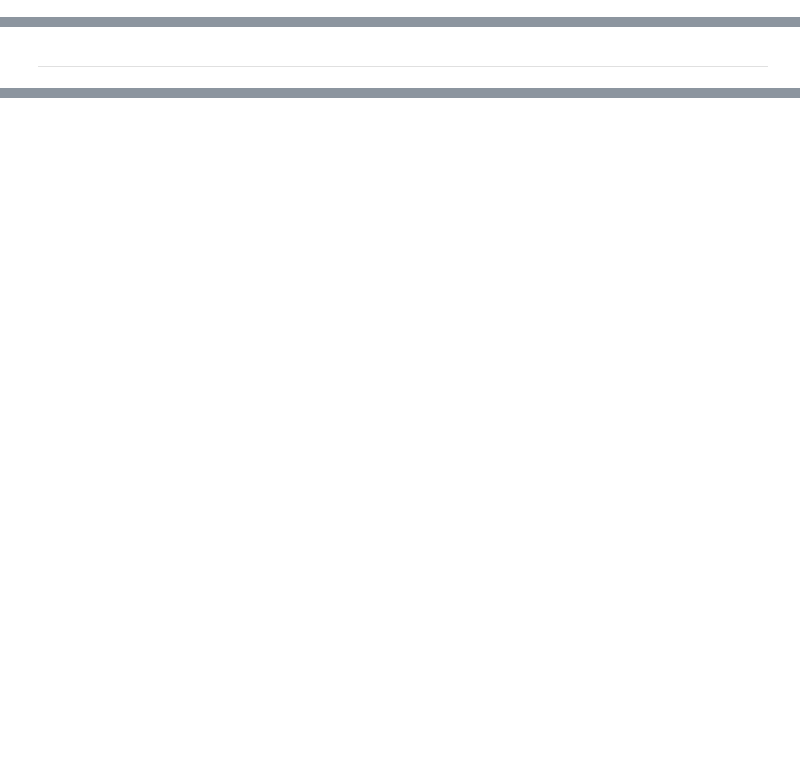
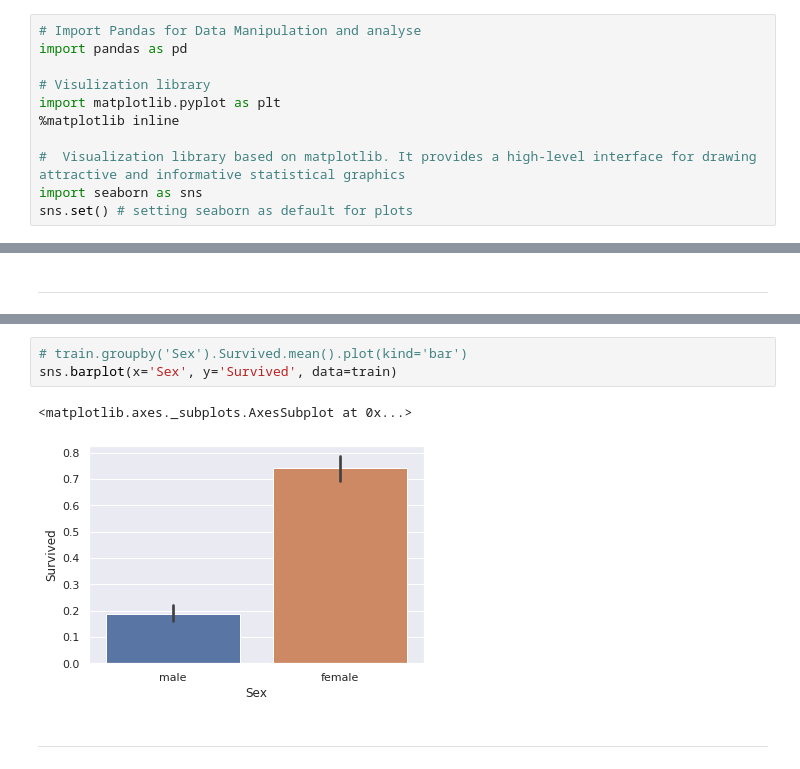
Before and after one commit to git-ashiq/kaggle-titanic, a Jupyter notebook: titanic_kaggle.ipynb, the cells around one changed output, grey strips where cells are left out. Cells and saved outputs as stored; diff of their text form; blank space fills up the shorter version.

```diff
--- a/titanic_kaggle.ipynb
+++ b/titanic_kaggle.ipynb
@@ -72,0 +97,11 @@ uploaded = files.upload()
+# %%
+# Import Pandas for Data Manipulation and analyse
+import pandas as pd
+
+# Visulization library
+import matplotlib.pyplot as plt
+%matplotlib inline
+
+#  Visualization library based on matplotlib. It provides a high-level interface for drawing attractive and informative statistical graphics
+import seaborn as sns
+sns.set() # setting seaborn as default for plots
@@ -239,0 +322,10 @@ train.describe(include=['O'])
+# %%
+# train.groupby('Sex').Survived.mean().plot(kind='bar')
+sns.barplot(x='Sex', y='Survived', data=train)
+# %% [output]
+<matplotlib.axes._subplots.AxesSubplot at 0x...>
+[figure, added]
+# %% [markdown]
+
+
+---
```
Also changed, not shown: parts of 42 cells of this notebook.
